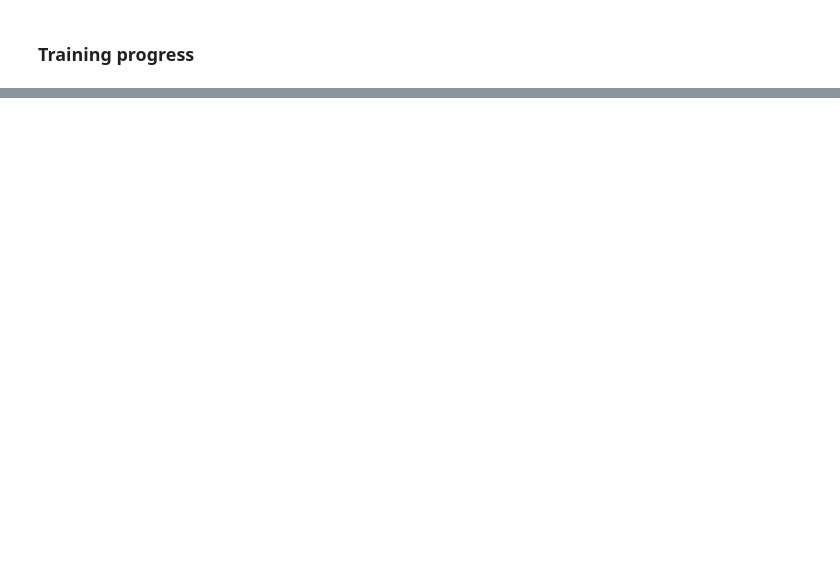
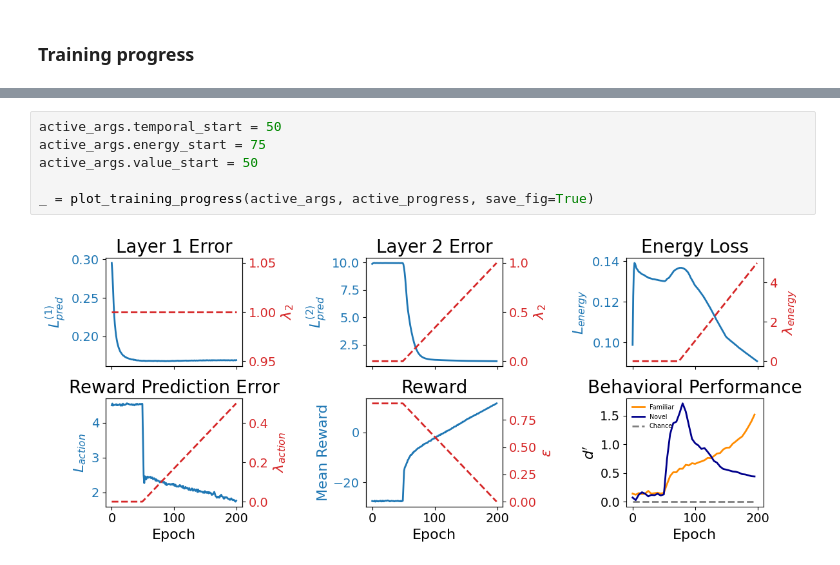
Before and after one commit to HChoiLab/cortical_circuit_model_for_novelty_encoding, a Jupyter notebook: analysis.ipynb, the cells around one changed output, grey strips where cells are left out. Cells and saved outputs as stored; diff of their text form; blank space fills up the shorter version.

```diff
--- a/analysis.ipynb
+++ b/analysis.ipynb
@@ -194,0 +195,8 @@ plt.legend()
+# %%
+active_args.temporal_start = 50
+active_args.energy_start = 75
+active_args.value_start = 50
+
+_ = plot_training_progress(active_args, active_progress, save_fig=True)
+# %% [output]
+[figure, added]
```
Also changed, not shown: parts of 7 cells of this notebook, 2 other files.
